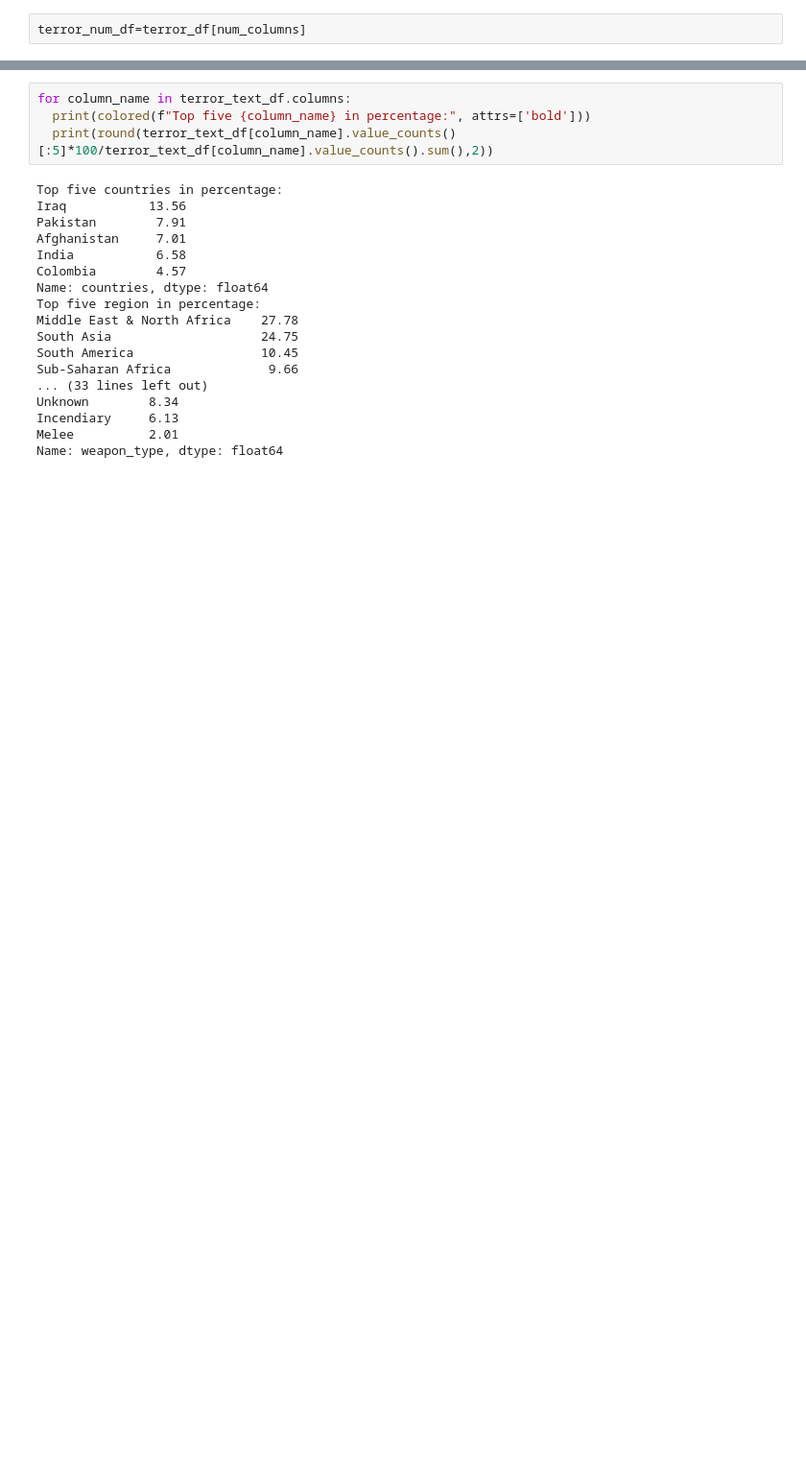
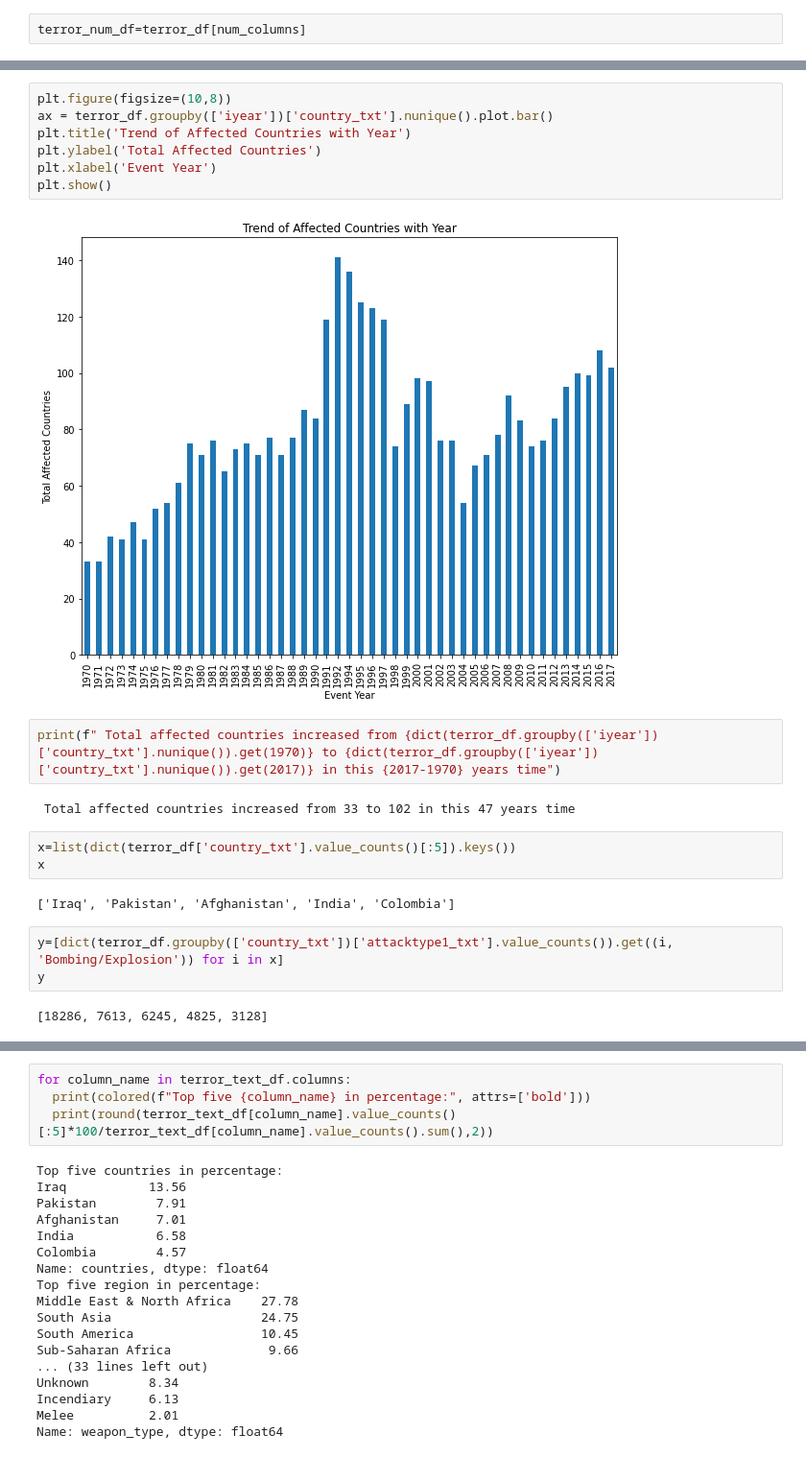
Before and after one commit to prabirdeb/Global-Terrorism-Analysis, a Jupyter notebook: Global_Terrorism_Analysis_Capstone_Project.ipynb, the cells around one changed output, grey strips where cells are left out. Shown at 96% size. Saved outputs shown, nothing was run; the diff lists cells and outputs as text; blank space fills up the shorter version.

```diff
--- a/Global_Terrorism_Analysis_Capstone_Project.ipynb
+++ b/Global_Terrorism_Analysis_Capstone_Project.ipynb
@@ -211,0 +216,23 @@ plt.show()
+# %%
+plt.figure(figsize=(10,8))
+ax = terror_df.groupby(['iyear'])['country_txt'].nunique().plot.bar()
+plt.title('Trend of Affected Countries with Year')
+plt.ylabel('Total Affected Countries')
+plt.xlabel('Event Year')
+plt.show()
+# %% [output]
+[figure, added]
+# %%
+print(f" Total affected countries increased from {dict(terror_df.groupby(['iyear'])['country_txt'].nunique()).get(1970)} to {dict(terror_df.groupby(['iyear'])['country_txt'].nunique()).get(2017)} in this {2017-1970} years time")
+# %% [output]
+ Total affected countries increased from 33 to 102 in this 47 years time
+# %%
+x=list(dict(terror_df['country_txt'].value_counts()[:5]).keys())
+x
+# %% [output]
+['Iraq', 'Pakistan', 'Afghanistan', 'India', 'Colombia']
+# %%
+y=[dict(terror_df.groupby(['country_txt'])['attacktype1_txt'].value_counts()).get((i, 'Bombing/Explosion')) for i in x]
+y
+# %% [output]
+[18286, 7613, 6245, 4825, 3128]
```
Also changed, not shown: parts of 23 cells of this notebook.
